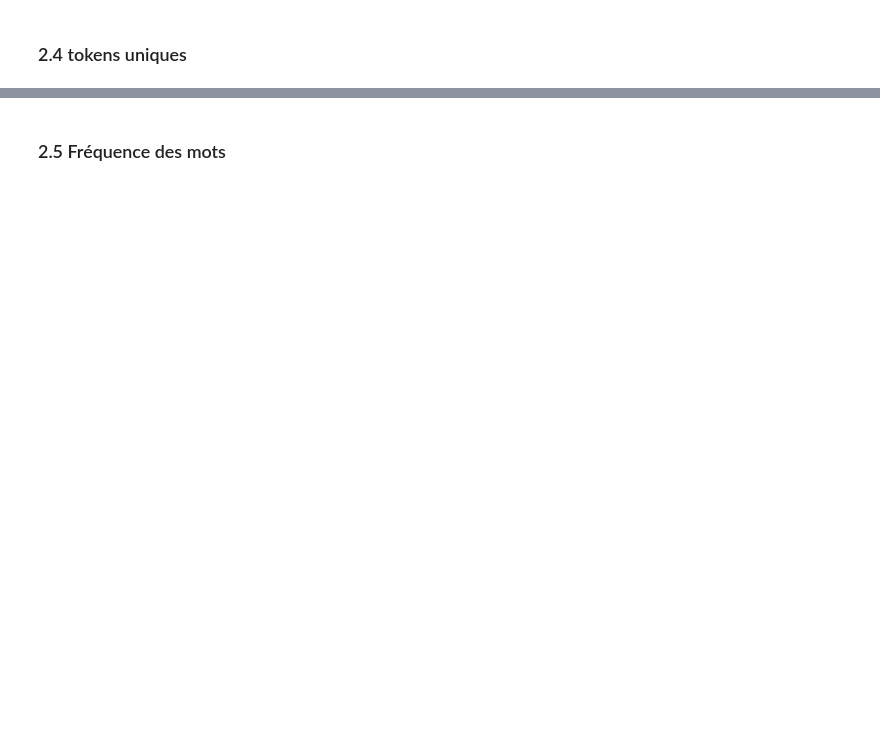
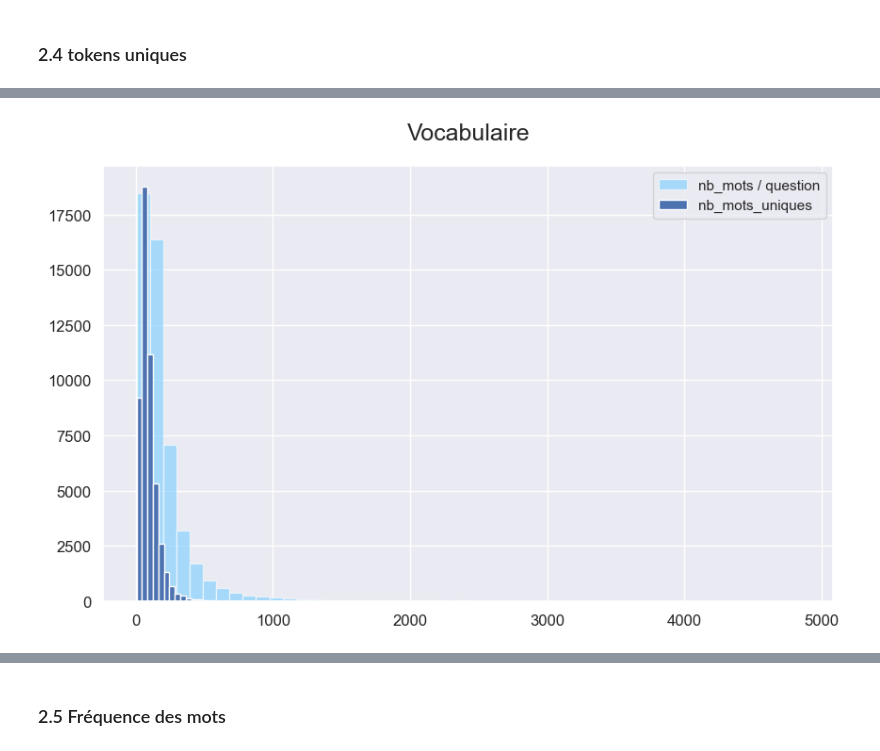
Before and after one commit to Kiwinokoto/ML_student, a Jupyter notebook: notebooks/Oudelet_Kevin_1_notebook_exploration_271123.ipynb, the cells around one changed output, grey strips where cells are left out. Cells and saved outputs as stored; diff of their text form; code cells hidden in the pictures; blank space fills up the shorter version.

Commit message:
preprocessing

```diff
--- a/notebooks/Oudelet_Kevin_1_notebook_exploration_271123.ipynb
+++ b/notebooks/Oudelet_Kevin_1_notebook_exploration_271123.ipynb
@@ -668,8 +683,3 @@ raw_questions_tags['body_tokens'] = raw_questions_tags['body'].parallel_apply(
 # Idem for the 'title' column
 raw_questions_tags['title_tokens'] = raw_questions_tags['title'].parallel_apply(
     lambda x: preprocess_1_tokenize(x))
-# %%
-raw_questions_tags['nb_tokens'] = len(set(raw_questions_tags['title_tokens']
-                                           + raw_questions_tags['body_tokens']))
-
-display(raw_questions_tags)
@@ -677,0 +686,14 @@ TypeError: unhashable type: 'list'
+# %%
+raw_questions_tags['nb_tokens_body'] = raw_questions_tags['body_tokens'].apply(len)
+raw_questions_tags['nb_tokens_title'] = raw_questions_tags['title_tokens'].apply(len)
+
+raw_questions_tags.describe()
+
+# La question la + courte est composée de 7 tokens.
+# La + longue, de presque 5000, soit... environ 15 pages ?!
+
+display(raw_questions_tags.loc[(raw_questions_tags['nb_tokens_body'] == 7)
+                               | (raw_questions_tags['nb_tokens_body'] == 4845), : ])
+
+print(raw_questions_tags.loc[raw_questions_tags['nb_tokens_body'] == 4845, ['body']].values[0])
+# Ca a l'air compliqué en effet !
@@ -699,6 +731,10 @@ print('Done')
-# %%
-raw_questions_tags['nb_tokens_uniques'] = len(set((raw_questions_tags['title_tokens_uniques'].parallel_apply(
-    lambda x: preprocess_1_tokenize(x)) + raw_questions_tags['body_tokens_uniques'].parallel_apply(
-    lambda x: preprocess_1_tokenize(x)))))
-
-display(raw_questions_tags)
+# %%
+raw_questions_tags['nb_tokens_uniques_body'] = raw_questions_tags['body_tokens_uniques'].apply(len)
+raw_questions_tags['nb_tokens_uniques_title'] = raw_questions_tags['title_tokens_uniques'].apply(len)
+
+display(raw_questions_tags.describe())
+
+display(raw_questions_tags)
+
+# Légère baisse pour les titres, en revanche
+# le nb de tokens dans les questions (body) est divisé par 2 !
@@ -705,17 +764,21 @@ display(raw_questions_tags)
 # %%
+# Observons la taille et la distribution du nombre de tokens/question
+
 fig, ax = plt.subplots(figsize=(10, 6))
 
 # Plotting 'nb_mots'
-raw_questions_tags['nb_tokens'].hist(density=False, bins=50, ax=ax, color='#7cf', alpha=0.6, label='nb_mots')
+raw_questions_tags['nb_tokens_body'].hist(density=False, bins=50, ax=ax, color='#7cf', alpha=0.6, label='nb_mots / question')
 
 # Plotting 'nb_mots_uniques'
-raw_questions_tags['nb_tokens_uniques'].hist(density=False, bins=50, ax=ax, label='nb_mots_uniques')
+raw_questions_tags['nb_tokens_uniques_body'].hist(density=False, bins=50, ax=ax, label='nb_mots_uniques')
 
 plt.title('Vocabulaire', pad=20, fontsize=18)
 plt.xticks(fontsize=12)
 plt.yticks(fontsize=12)
 
 ax.legend()
 
 plt.show()
+# %% [output]
+[figure, added]
 # %%
```
Also changed, not shown: parts of 16 cells of this notebook.
